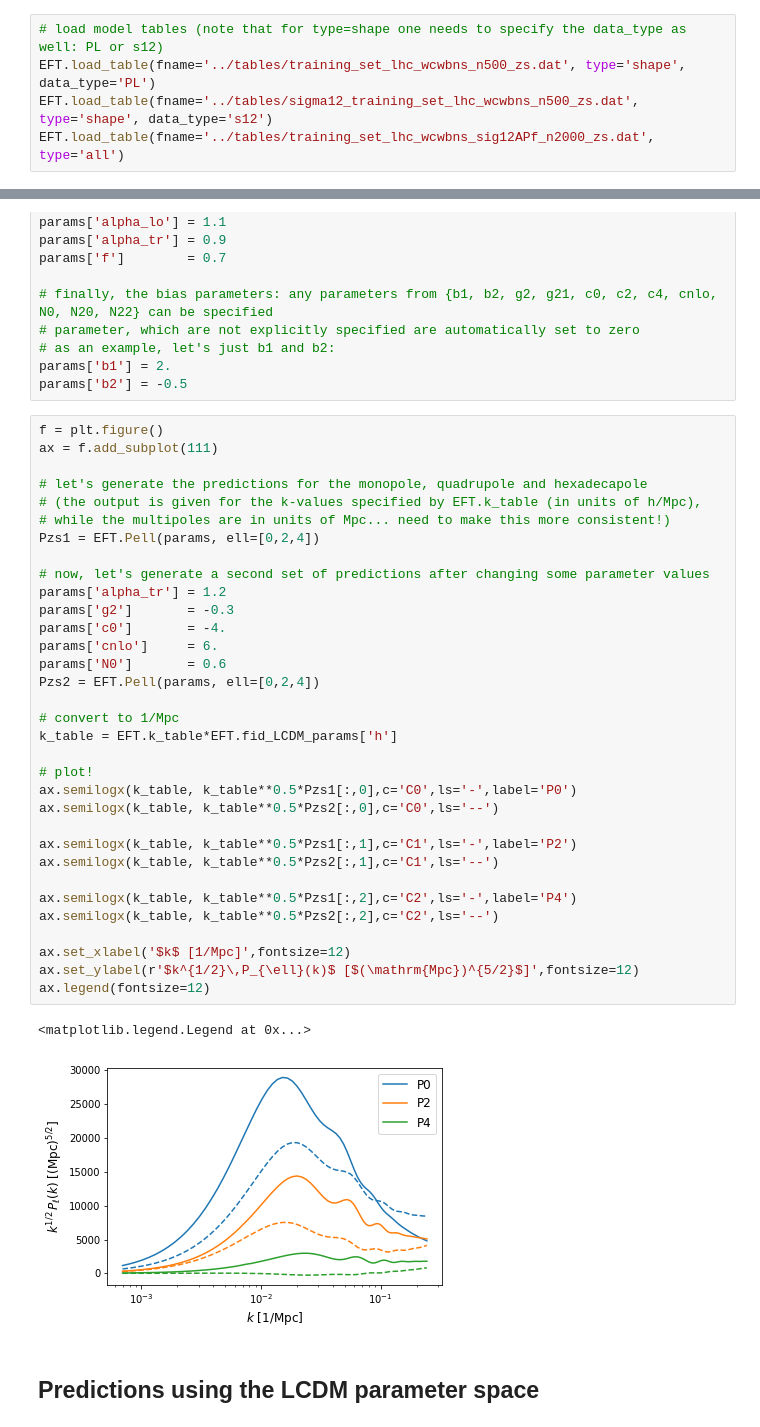
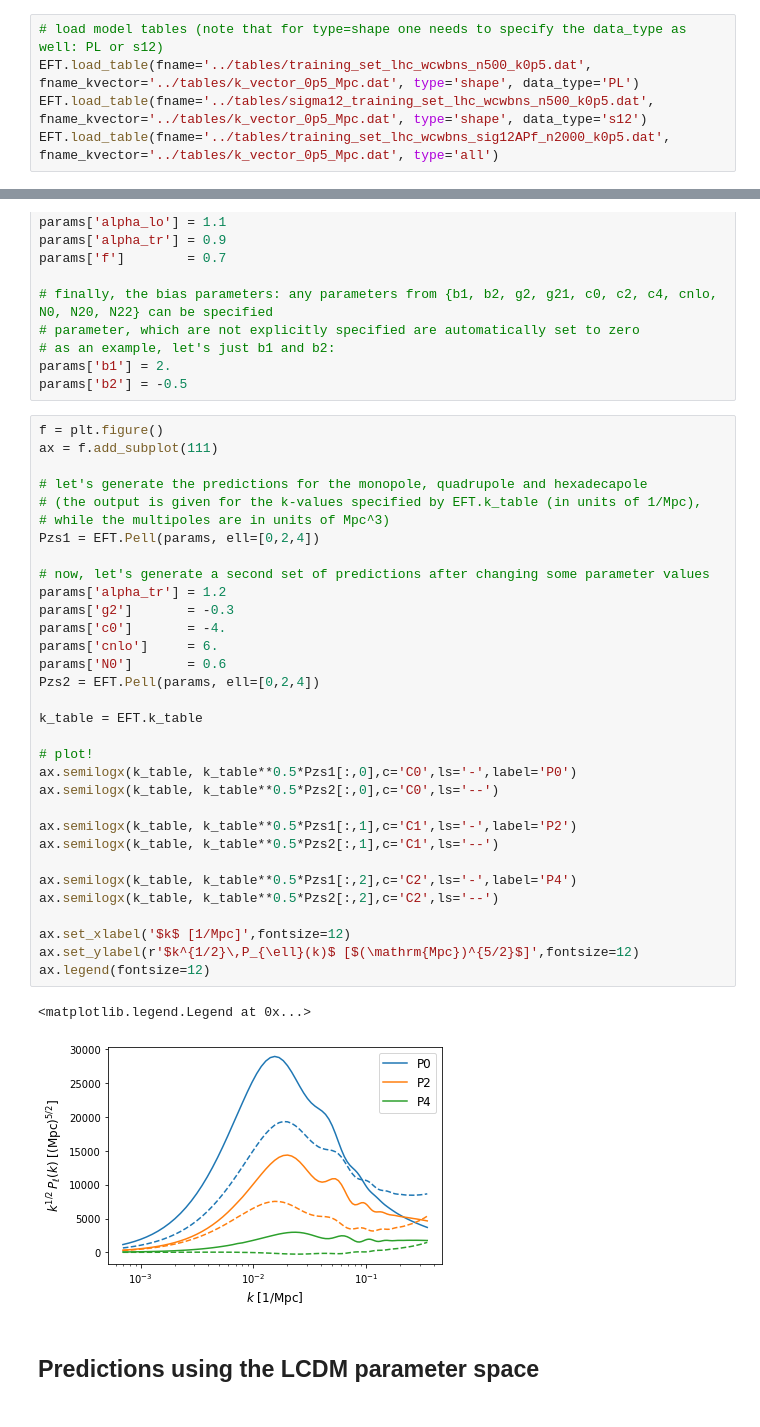
Before and after one commit to adematti/comet-emu, a Jupyter notebook: Demonstration of emulator class.ipynb, the cells around one changed output, grey strips where cells are left out. Drawn from its saved outputs; the diff is of its cells as text.

```diff
--- a/Demonstration of emulator class.ipynb
+++ b/Demonstration of emulator class.ipynb
@@ -38,9 +41,9 @@ EFT.load_samples(fname='../params/params_lhc_wcwbns_n500.dat', type='shape')
 EFT.load_samples(fname='../params/params_lhc_wcwbns_sig12APf_n2000.dat', type='all')
 # %%
 # load model tables (note that for type=shape one needs to specify the data_type as well: PL or s12)
-EFT.load_table(fname='../tables/training_set_lhc_wcwbns_n500_zs.dat', type='shape', data_type='PL')
-EFT.load_table(fname='../tables/sigma12_training_set_lhc_wcwbns_n500_zs.dat', type='shape', data_type='s12')
-EFT.load_table(fname='../tables/training_set_lhc_wcwbns_sig12APf_n2000_zs.dat', type='all')
+EFT.load_table(fname='../tables/training_set_lhc_wcwbns_n500_k0p5.dat', fname_kvector='../tables/k_vector_0p5_Mpc.dat', type='shape', data_type='PL')
+EFT.load_table(fname='../tables/sigma12_training_set_lhc_wcwbns_n500_k0p5.dat', fname_kvector='../tables/k_vector_0p5_Mpc.dat', type='shape', data_type='s12')
+EFT.load_table(fname='../tables/training_set_lhc_wcwbns_sig12APf_n2000_k0p5.dat', fname_kvector='../tables/k_vector_0p5_Mpc.dat', type='all')
 # %%
 # let's first train the emulator for PL and s12, which are model independent and can be re-used later
 EFT.train_emulator(data_type=['PL','s12'])
@@ -144,38 +155,37 @@ params['b2'] = -0.5
 f = plt.figure()
 ax = f.add_subplot(111)
 
 # let's generate the predictions for the monopole, quadrupole and hexadecapole
-# (the output is given for the k-values specified by EFT.k_table (in units of h/Mpc),
-# while the multipoles are in units of Mpc... need to make this more consistent!)
+# (the output is given for the k-values specified by EFT.k_table (in units of 1/Mpc),
+# while the multipoles are in units of Mpc^3)
 Pzs1 = EFT.Pell(params, ell=[0,2,4])
 
 # now, let's generate a second set of predictions after changing some parameter values
 params['alpha_tr'] = 1.2
 params['g2']       = -0.3
 params['c0']       = -4.
 params['cnlo']     = 6.
 params['N0']       = 0.6
 Pzs2 = EFT.Pell(params, ell=[0,2,4])
 
-# convert to 1/Mpc
-k_table = EFT.k_table*EFT.fid_LCDM_params['h']
+k_table = EFT.k_table
 
 # plot!
 ax.semilogx(k_table, k_table**0.5*Pzs1[:,0],c='C0',ls='-',label='P0')
 ax.semilogx(k_table, k_table**0.5*Pzs2[:,0],c='C0',ls='--')
 
 ax.semilogx(k_table, k_table**0.5*Pzs1[:,1],c='C1',ls='-',label='P2')
 ax.semilogx(k_table, k_table**0.5*Pzs2[:,1],c='C1',ls='--')
 
 ax.semilogx(k_table, k_table**0.5*Pzs1[:,2],c='C2',ls='-',label='P4')
 ax.semilogx(k_table, k_table**0.5*Pzs2[:,2],c='C2',ls='--')
 
 ax.set_xlabel('$k$ [1/Mpc]',fontsize=12)
 ax.set_ylabel(r'$k^{1/2}\,P_{\ell}(k)$ [$(\mathrm{Mpc})^{5/2}$]',fontsize=12)
 ax.legend(fontsize=12)
 # %% [output]
 <matplotlib.legend.Legend at 0x...>
-[figure, old version]
+[figure, new version]
 # %% [markdown]
 ## Predictions using the LCDM parameter space
 # %%
```
Also changed, not shown: parts of 12 cells of this notebook, 1 other file.
